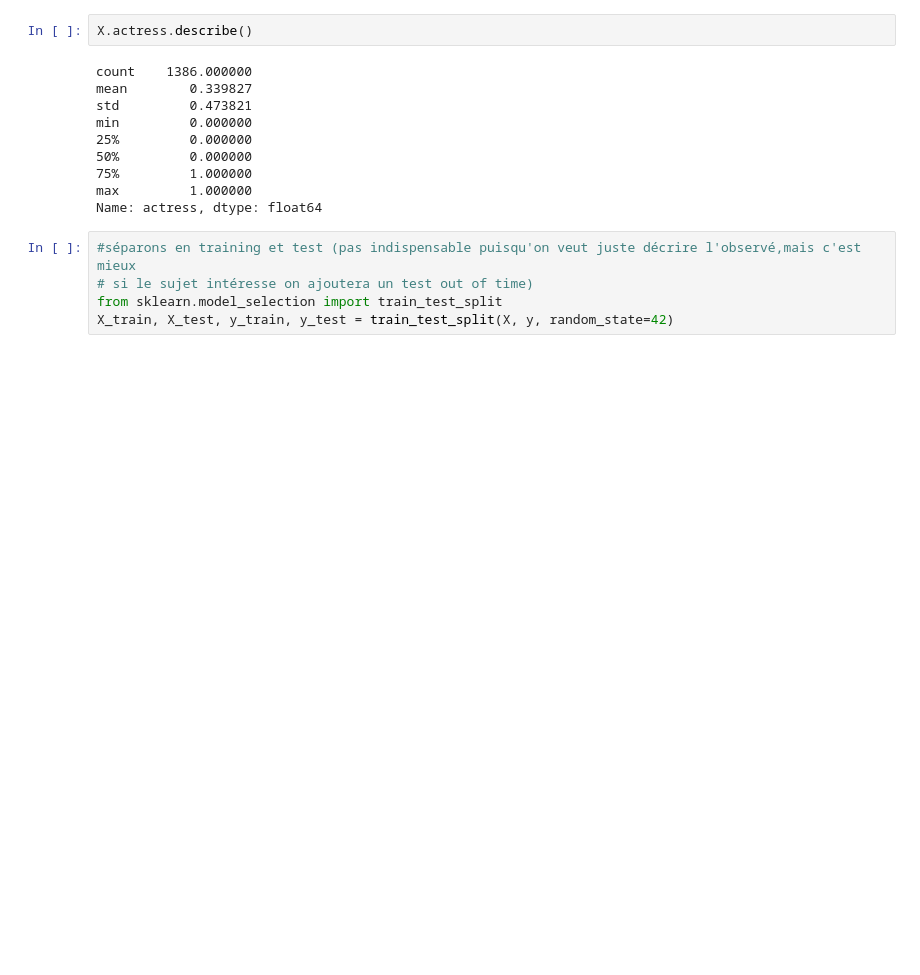
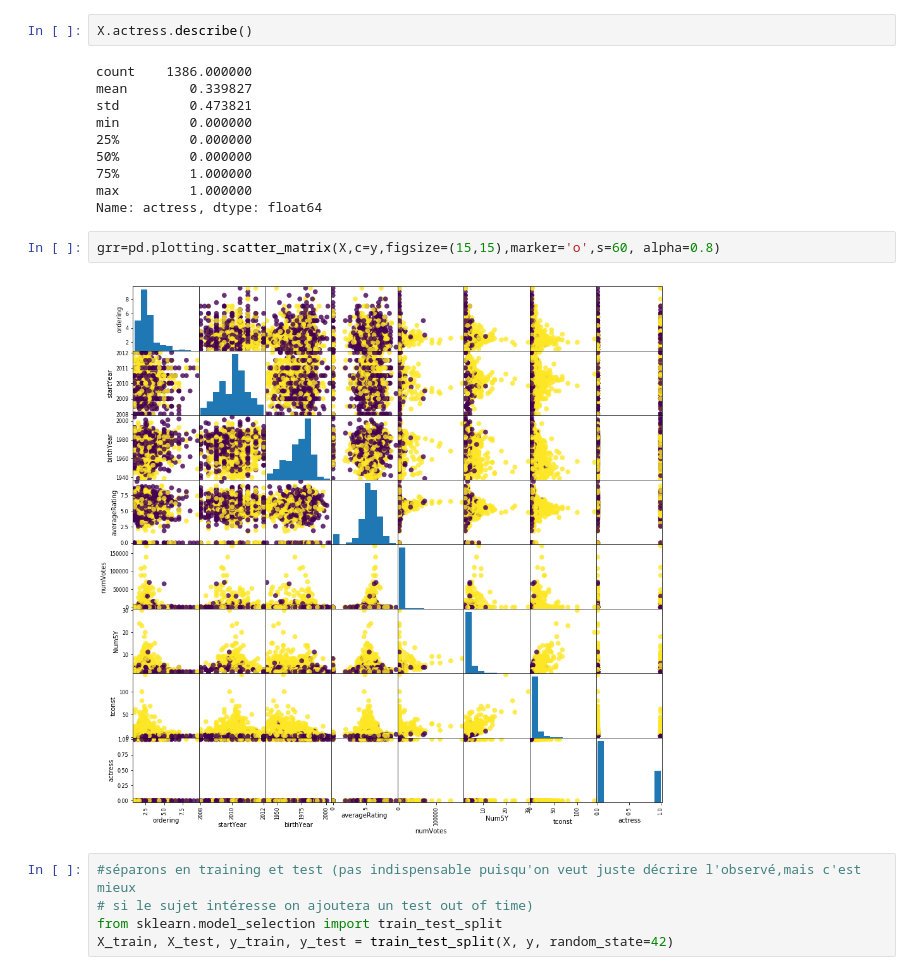
Before and after one commit to ljmdeb/IMDB, a Jupyter notebook: imdb 3 modele carrieres-USA.ipynb, the cells around one changed output. Saved outputs shown, nothing was run; the diff lists cells and outputs as text; blank space fills up the shorter version.

```diff
--- a/imdb 3 modele carrieres-USA.ipynb
+++ b/imdb 3 modele carrieres-USA.ipynb
@@ -95,6 +97,10 @@ min         0.000000
 75%         1.000000
 max         1.000000
 Name: actress, dtype: float64
+# %%
+grr=pd.plotting.scatter_matrix(X,c=y,figsize=(15,15),marker='o',s=60, alpha=0.8)
+# %% [output]
+[figure, added]
 # %%
 #séparons en training et test (pas indispensable puisqu'on veut juste décrire l'observé,mais c'est mieux
 # si le sujet intéresse on ajoutera un test out of time)
```
Also changed, not shown: parts of 2 cells of this notebook.
